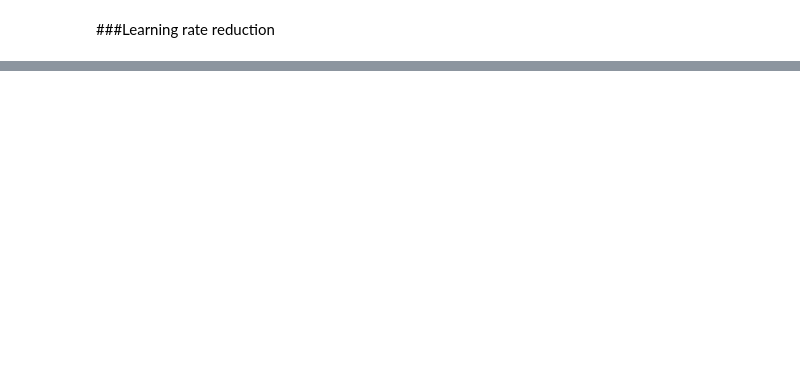
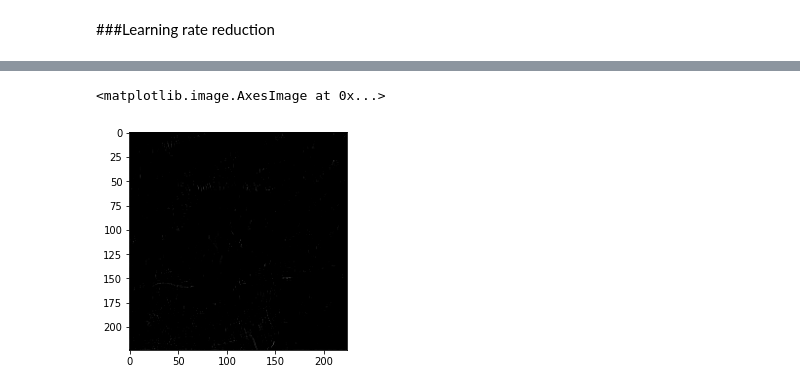
Before and after one commit to Reevoc/Tesi, a Jupyter notebook: Tumori_Benigni_Maligni_25GB_RAM.ipynb, the cells around one changed output, grey strips where cells are left out. Saved outputs shown, nothing was run; the diff lists cells and outputs as text; code cells hidden in the pictures; blank space fills up the shorter version.

```diff
--- a/Tumori_Benigni_Maligni_25GB_RAM.ipynb
+++ b/Tumori_Benigni_Maligni_25GB_RAM.ipynb
@@ -451,0 +243,14 @@ def load_model(epoch, generator):
+# %%
+model = CNN_model(lr=1e-5,
+                  numclassi = 2,
+                  activ= 'relu',
+                  optim='adam',
+                  input_shape= (224,224,3),
+                  init = 'normal')
+
+layers_outputs = [layer.output
+                 for layer in model.layers[:8]]
+activation_model = models.Model(inputs = model.input, outputs = layers_outputs)
+activation = activation_model.predict(img_tensor)
+first_layer_activation = activation[0]
+print(first_layer_activation.shape)
@@ -451,0 +275,5 @@ def load_model(epoch, generator):
+# %%
+plt.imshow(first_layer_activation[0,:,:,3], cmap = 'gray')
+# %% [output]
+<matplotlib.image.AxesImage at 0x...>
+[figure, added]
```
Also changed, not shown: parts of 61 cells of this notebook.
